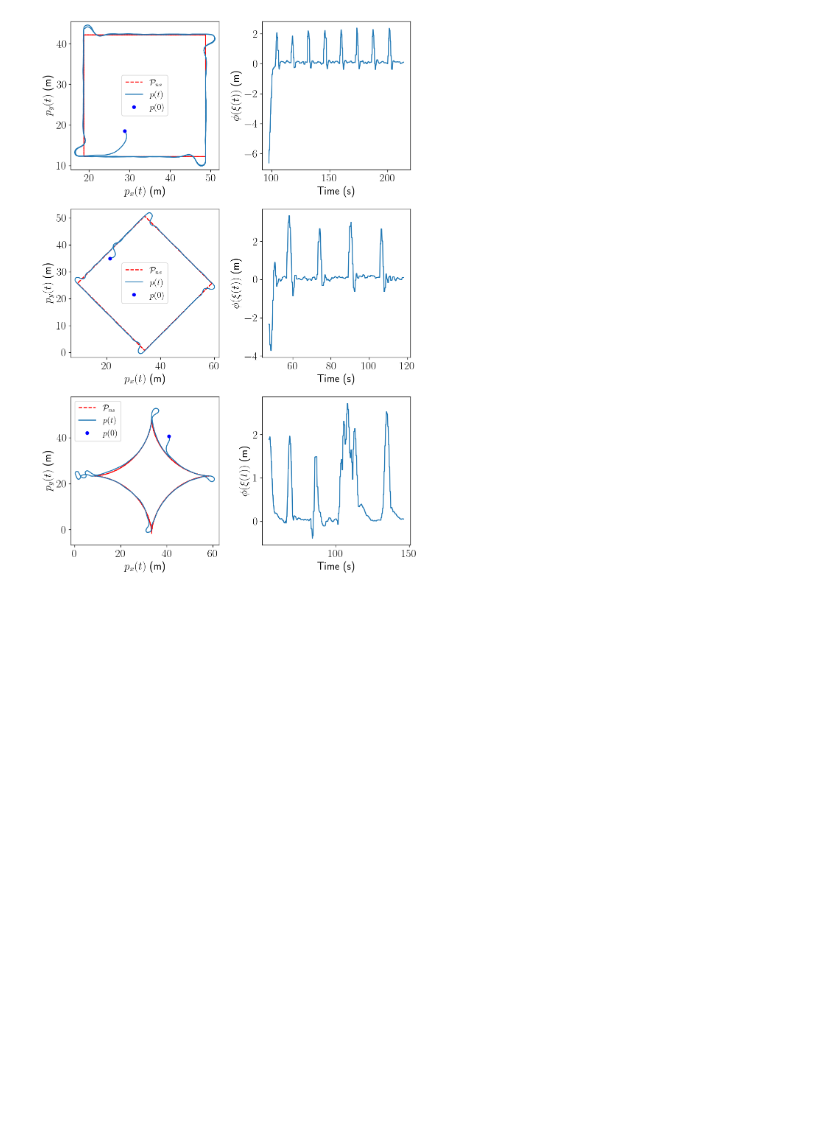
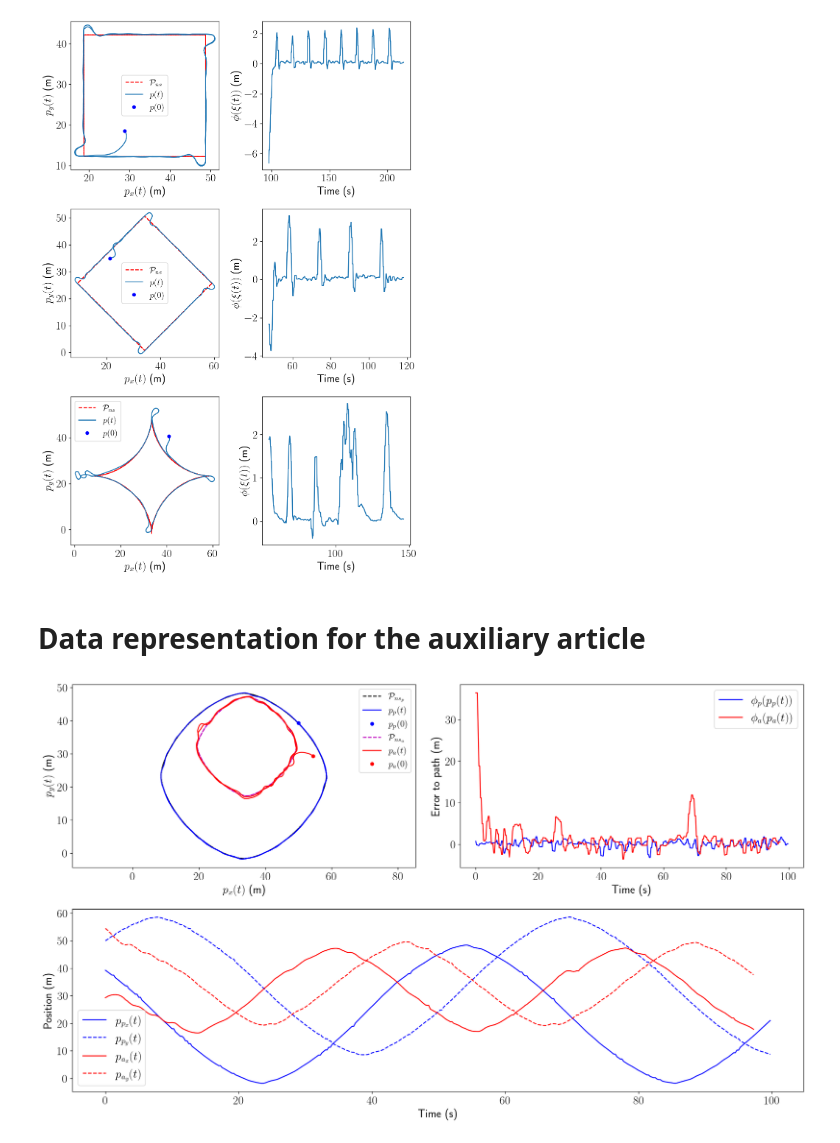
Before and after one commit to UCM-237/RoverData, a Jupyter notebook: data25Feb2025pNorm/dataPlot25Feb2025pNorm.ipynb, the cells around one changed output. Cells and saved outputs as stored; diff of their text form; code cells hidden in the pictures; blank space fills up the shorter version.

Commit message:
Added csv's and visualization of Anibal and Pepa as a multiagent systemfollowing a $ norm with  < p < 2$

```diff
--- a/data25Feb2025pNorm/dataPlot25Feb2025pNorm.ipynb
+++ b/data25Feb2025pNorm/dataPlot25Feb2025pNorm.ipynb
@@ -19,7 +19,7 @@ intFracPos = 8
 # Function to draw a SuperEllipse (p-norm)
 def afSuperEllipse(fPIndex, fRadius, afCenter):
     fEps = 10**(-6)
-    afParam = np.linspace(0, 4*np.pi - fEps, 1000)
+    afParam = np.linspace(0, 4*np.pi - fEps, 100)
     afX = np.abs(np.cos(afParam))**(2 / fPIndex) * fRadius * np.sign(np.cos(afParam))
     afY = np.abs(np.sin(afParam))**(2 / fPIndex) * fRadius * np.sign(np.sin(afParam))
     return afX + afCenter[0], afY + afCenter[1]
@@ -127,3 +129,81 @@ if(intSaveFig):
 # %% [output]
 The PostScript backend does not support transparency; partially transparent artists will be rendered opaque.
 [figure]
+# %% [markdown]
+# Data representation for the auxiliary article
+# %%
+tbPepa = pd.read_table(r"25_02_25__10_15_14:PEPA.csv")
+tbAnib = pd.read_table(r"25_02_25__10_15_14:ANIBAL.csv")
+
+# Get Time array
+afPepaTime = np.array(tbPepa['Time'])
+afAnibTime = np.array(tbAnib['Time'])
+#afPNormTime = np.array(tbPNorm['Time'])
+
+# Get Position array. In Paparazzi axes are inverted (IMU)
+afPepaPosX = np.array(tbPepa['INS:ins_y']) / (1 << intFracPos)
+afPepaPosY = np.array(tbPepa['INS:ins_x']) / (1 << intFracPos)
+afAnibPosX = np.array(tbAnib['INS:ins_y']) / (1 << intFracPos)
+afAnibPosY = np.array(tbAnib['INS:ins_x']) / (1 << intFracPos)
+
+# Get Errors to path
+afPepaPhi = np.array(tbPepa['GVF:error'])
+afAnibPhi = np.array(tbAnib['GVF:error'])
+
+# Get Position of Square, Romboid and P Norm
+afPepaPepaPos = np.array(tbPepa['GVF:p'])
+afAnibAnibPos = np.array(tbAnib['GVF:p'])
+
+# Get last position of the center of the Square, Romboid and PNorm
+afPepaPepaPos = np.fromstring(afPepaPepaPos[-1], count=4, sep=',')
+afAnibAnibPos = np.fromstring(afAnibAnibPos[-1], count=4, sep=',')
+
+# Get arrays to draw the square, rhomboid and pnorm
+afPepaDrawX, afPepaDrawY = afSuperEllipse(afPepaPepaPos[3], afPepaPepaPos[2], afPepaPepaPos[0:2])
+afAnibDrawX, afAnibDrawY = afSuperEllipse(afAnibAnibPos[3], afAnibAnibPos[2], afAnibAnibPos[0:2])
+
+# Ad-hoc drawing indexes (in order to draw the interesting experiment times)
+afPepaIndx = [0, 400]
+afAnibIndx = [410, 800]
+afPNormIndx = [190, -450]
+
+plt.figure(figsize=(17,10))
+
+############################## Position ##############################
+# Pepa's Position
+plt.subplot(2,2,1)
+plt.plot(afPepaDrawX, afPepaDrawY, 'k--', label=r"$\mathcal P_{{ns}_p}$")
+plt.plot(afPepaPosX[afPepaIndx[0]:afPepaIndx[1]], afPepaPosY[afPepaIndx[0]:afPepaIndx[1]], 'b', label=r"$p_{p}(t)$")
+plt.plot(afPepaPosX[afPepaIndx[0]], afPepaPosY[afPepaIndx[0]], 'b.', markersize=10, label=r"$p_{p}(0)$")
+# Anibal's Position
+plt.plot(afAnibDrawX, afAnibDrawY, 'm--', label=r"$\mathcal P_{{ns}_a}$")
+plt.plot(afAnibPosX[afAnibIndx[0]:afAnibIndx[1]], afAnibPosY[afAnibIndx[0]:afAnibIndx[1]], 'r',  label=r"$p_{a}(t)$")
+plt.plot(afAnibPosX[afAnibIndx[0]], afAnibPosY[afAnibIndx[0]], 'r.', markersize=10, label=r"$p_{a}(0)$")
+plt.xlabel(r"$p_x(t)$ (m)")
+plt.ylabel(r"$p_y(t)$ (m)")
+plt.legend(fontsize=14)
+plt.axis('equal')
+
+
+############################## Position in x-y ##############################
+plt.subplot(2,1,2)
+plt.plot(afPepaTime[afPepaIndx[0]:afPepaIndx[1]] - afPepaTime[afPepaIndx[0]], afPepaPosY[afPepaIndx[0]:afPepaIndx[1]], 'b', label=r"$p_{p_x}(t)$")
+plt.plot(afPepaTime[afPepaIndx[0]:afPepaIndx[1]] - afPepaTime[afPepaIndx[0]], afPepaPosX[afPepaIndx[0]:afPepaIndx[1]], 'b--', label=r"$p_{p_y}(t)$")
+plt.plot(afAnibTime[afAnibIndx[0]:afAnibIndx[1]] - afAnibTime[afAnibIndx[0]], afAnibPosY[afAnibIndx[0]:afAnibIndx[1]], 'r', label=r"$p_{a_x}(t)$")
+plt.plot(afAnibTime[afAnibIndx[0]:afAnibIndx[1]] - afAnibTime[afAnibIndx[0]], afAnibPosX[afAnibIndx[0]:afAnibIndx[1]], 'r--', label=r"$p_{a_y}(t)$")
+plt.xlabel("Time (s)")
+plt.ylabel("Position (m)")
+plt.legend()
+
+
+############################## Error to path ##############################
+plt.subplot(2,2,2)
+# The problem to draw the lines is that they do not have the same home!
+plt.plot(afPepaTime[afPepaIndx[0]:afPepaIndx[1]] - afPepaTime[afPepaIndx[0]], afPepaPhi[afPepaIndx[0]:afPepaIndx[1]], 'b', label=r"$\phi_p(p_p(t))$")
+plt.plot(afAnibTime[afAnibIndx[0]:afAnibIndx[1]] - afAnibTime[afAnibIndx[0]], afAnibPhi[afAnibIndx[0]:afAnibIndx[1]], 'r', label=r"$\phi_a(p_a(t))$")
+plt.legend()
+plt.xlabel(r"Time (s)")
+plt.ylabel("Error to path (m)")
+plt.tight_layout()
+# %% [output]
+[figure, added]
```
Also changed, not shown: parts of 1 cell of this notebook, 2 other files.
